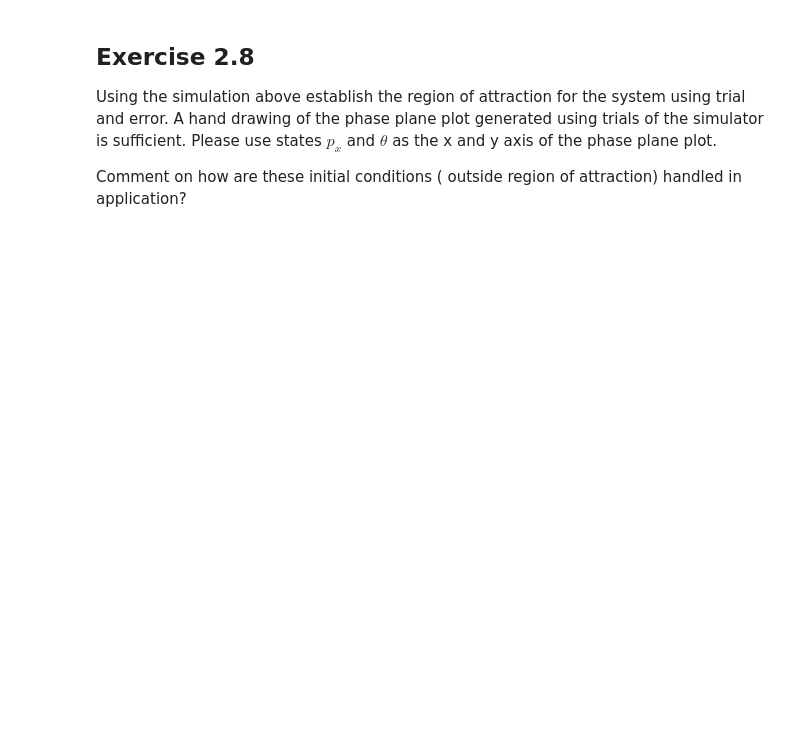
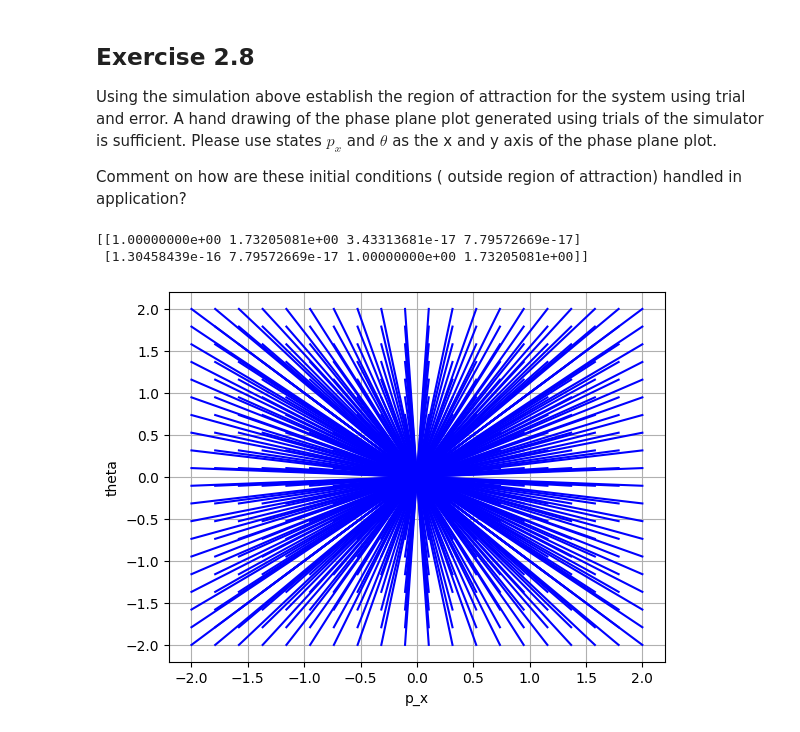
Before and after one commit to amhclark/me7220_gnc, a Jupyter notebook: ME7220_A2.ipynb, the cells around one changed output. Saved outputs shown, nothing was run; the diff lists cells and outputs as text; code cells hidden in the pictures; blank space fills up the shorter version.

```diff
--- a/ME7220_A2.ipynb
+++ b/ME7220_A2.ipynb
@@ -351,3 +357,63 @@ axs[1].plot(T,yout[1]);axs[1].grid()
 Using the simulation above establish the region of attraction for the system using trial and error. A hand drawing of the phase plane plot generated using trials of the simulator is sufficient. Please use states $p_x$ and $\theta$ as the x and y axis of the phase plane plot.
 
 Comment on how are these initial conditions ( outside region of attraction) handled in application?
+# %%
+import numpy as np
+import control as ct
+import matplotlib.pyplot as plt
+
+# The state space model
+A = np.array([[0, 1.0, 0.0, 0.0],
+              [0, 0, 0, 0],
+              [0, 0, 0, 1],
+              [0, 0, 0, 0]])
+B = np.array([[0, 0],
+              [1.0, 0],
+              [0, 0],
+              [0, 1.0]])
+C = np.eye(4)
+
+# LQR Implementation
+Q = np.eye(4)
+R = np.eye(2)
+Kc = ct.lqr(A, B, Q, R)[0]
+print(Kc)
+
+# The new autonomous system becomes dx = (A - B*Kc)x
+A_new = A - B @ Kc
+
+sys = ct.ss(A_new, [0, 0, 0, 0], C, 0)  # Define the system
+
+# Define the range of initial conditions for the phase plane plot
+p_x_range = np.linspace(-2, 2, 20)
+theta_range = np.linspace(-2, 2, 20)
+
+# Create a meshgrid for the phase plane plot
+p_x, theta = np.meshgrid(p_x_range, theta_range)
+
+# Initialize lists to store the time response of each initial condition
+response_list = []
+
+# Simulate the system for each initial condition
+for px, th in zip(p_x.flatten(), theta.flatten()):
+    T, yout = ct.initial_response(sys, np.linspace(0.0, 10.0, num=50), [px, 0, th, 0])
+    response_list.append(yout)
+
+# Plot the phase plane
+fig, ax = plt.subplots()
+ax.set_xlabel('p_x')
+ax.set_ylabel('theta')
+
+# Plot the time response for each initial condition
+for response in response_list:
+    ax.plot(response[0], response[2], 'b-')
+
+# Add a grid to the plot
+ax.grid()
+
+# Show the plot
+plt.show()
+# %% [output]
+[[1.00000000e+00 1.73205081e+00 3.43313681e-17 7.79572669e-17]
+ [1.30458439e-16 7.79572669e-17 1.00000000e+00 1.73205081e+00]]
+[figure, added]
```
Also changed, not shown: parts of 2 cells of this notebook.
